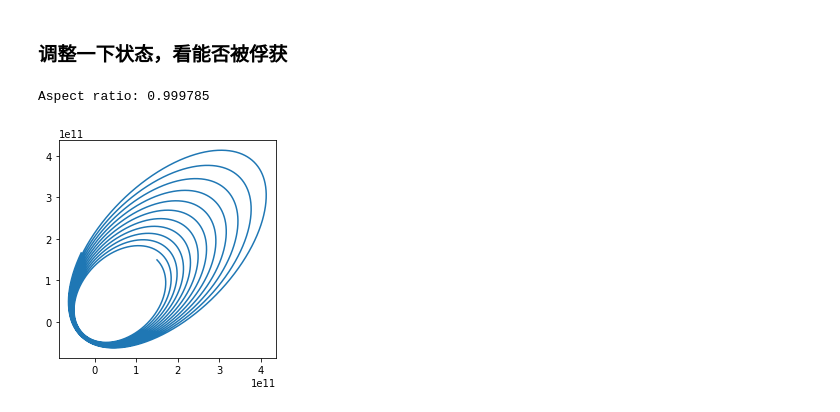
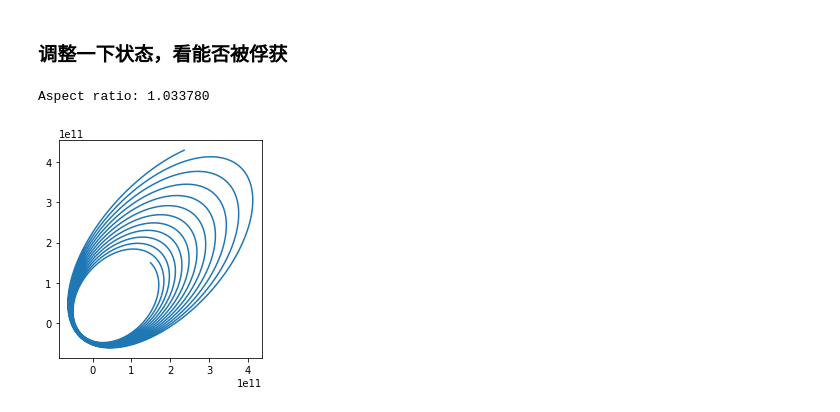
Before and after one commit to loblab/proglife, a Jupyter notebook: Orbit.ipynb, the cells around one changed output. Saved outputs shown, nothing was run; the diff lists cells and outputs as text; code cells hidden in the pictures.

```diff
--- a/Orbit.ipynb
+++ b/Orbit.ipynb
@@ -73,7 +73,7 @@ Aspect ratio: 0.966961
 # %%
 (x, y) = (d0, d0)
 (vx, vy) = (v0/3, -v0/3)
-simulate(24*6666)
+simulate(24*6900)
 # %% [output]
-Aspect ratio: 0.999785
+Aspect ratio: 1.033780
-[figure, old version]
+[figure, new version]
```
